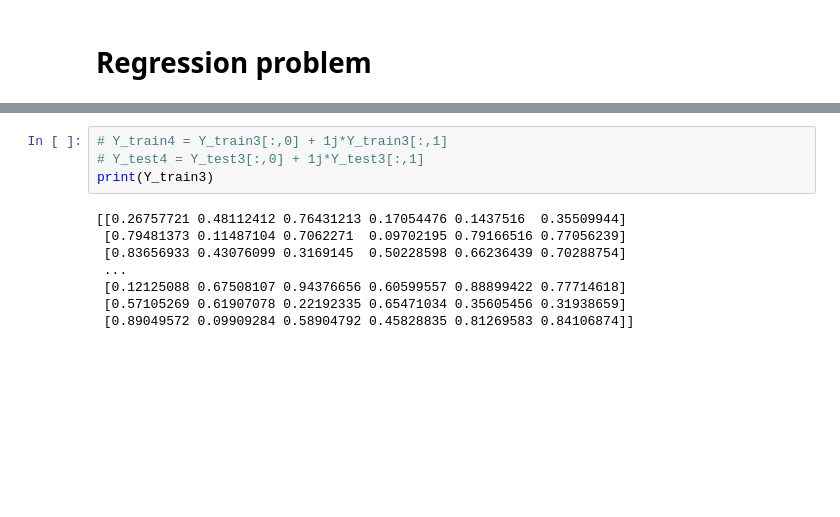
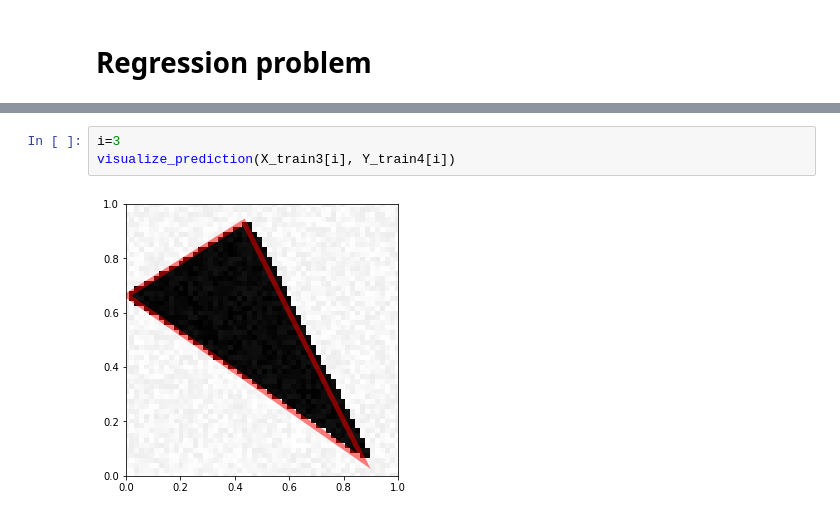
Before and after one commit to joelseytre/deep-learning-course, a Jupyter notebook: mp1-jseytre.ipynb, the cells around one changed output, grey strips where cells are left out. Cells and saved outputs as stored; diff of their text form; blank space fills up the shorter version.

```diff
--- a/mp1-jseytre.ipynb
+++ b/mp1-jseytre.ipynb
@@ -255,12 +260,5 @@ Creating data:
-# %%
-# Y_train4 = Y_train3[:,0] + 1j*Y_train3[:,1]
-# Y_test4 = Y_test3[:,0] + 1j*Y_test3[:,1]
-print(Y_train3)
-# %% [output]
-[[0.26757721 0.48112412 0.76431213 0.17054476 0.1437516  0.35509944]
- [0.79481373 0.11487104 0.7062271  0.09702195 0.79166516 0.77056239]
- [0.83656933 0.43076099 0.3169145  0.50228598 0.66236439 0.70288754]
- ...
- [0.12125088 0.67508107 0.94376656 0.60599557 0.88899422 0.77714618]
- [0.57105269 0.61907078 0.22192335 0.65471034 0.35605456 0.31938659]
- [0.89049572 0.09909284 0.58904792 0.45828835 0.81269583 0.84106874]]
+# %%
+i=3
+visualize_prediction(X_train3[i], Y_train4[i])
+# %% [output]
+[figure, added]
```
Also changed, not shown: parts of 12 cells of this notebook, 1 other file.
